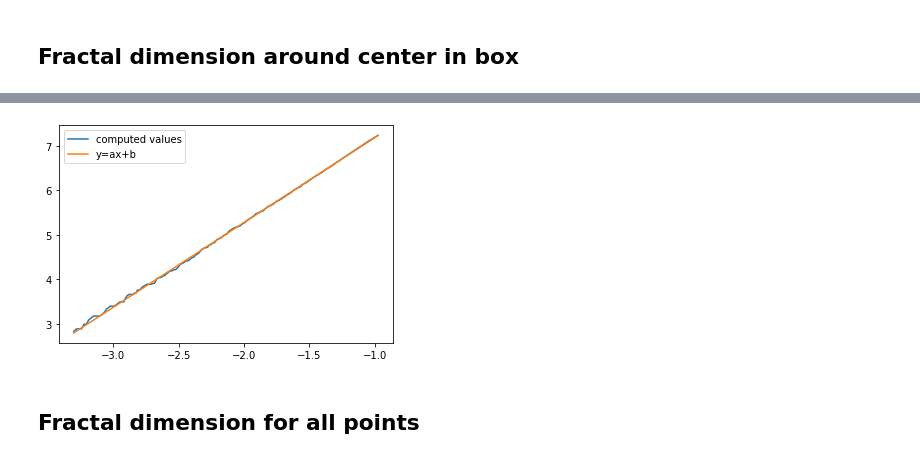
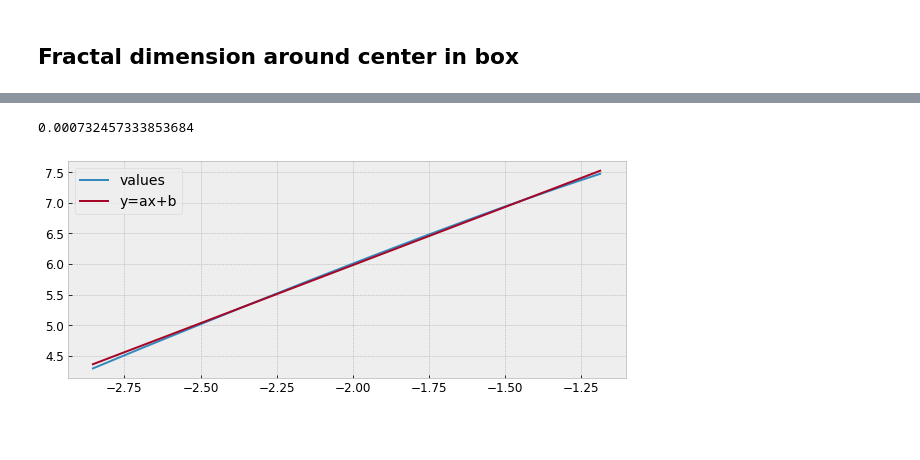
Before and after one commit to alekgjer/specialization_project, a Jupyter notebook: notebooks/Fractal dimension.ipynb, the cells around one changed output, grey strips where cells are left out. Saved outputs shown, nothing was run; the diff lists cells and outputs as text; code cells hidden in the pictures; blank space fills up the shorter version.

```diff
--- a/notebooks/Fractal dimension.ipynb
+++ b/notebooks/Fractal dimension.ipynb
@@ -75,3 +85,0 @@ plt.show()
-# %%
-log_eps = log_eps[40:500]
-log_N = log_N[40:500]
@@ -77,0 +110,2 @@ log_N = log_N[40:500]
+# %%
+epsilon_val_cd, number_of_points = compute_C(positions, radius)
@@ -78,5 +126,8 @@ log_N = log_N[40:500]
+# %%
+log_eps_cd_lr = log_eps[50:300]
+log_C_lr = log_C[50:300]
 # %%
-correlation_dimension, intercept, r_value, p_value, std_err = stats.linregress(log_eps, log_N)
+correlation_dimension, intercept_cd, r_value, p_value, std_err_cd = stats.linregress(log_eps_cd_lr, log_C_lr)
 # %%
 correlation_dimension
 # %% [output]
@@ -84,9 +135,11 @@ correlation_dimension
+# %%
+std_err
+# %% [output]
+0.000732457333853684
 # %%
-plt.plot(log_eps, log_N, label='computed values')
-plt.plot(log_eps, log_eps*correlation_dimension+intercept, label='y=ax+b')
+plt.plot(log_eps_cd_lr, log_C_lr, label='values')
+plt.plot(log_eps_cd_lr, log_eps_cd_lr*correlation_dimension+intercept_cd, label='y=ax+b')
 plt.legend()
 plt.show()
 # %% [output]
-[figure, old version]
+[figure, new version]
-# %% [markdown]
-## Fractal dimension for all points
```
Also changed, not shown: parts of 31 cells of this notebook, 22 other files.
